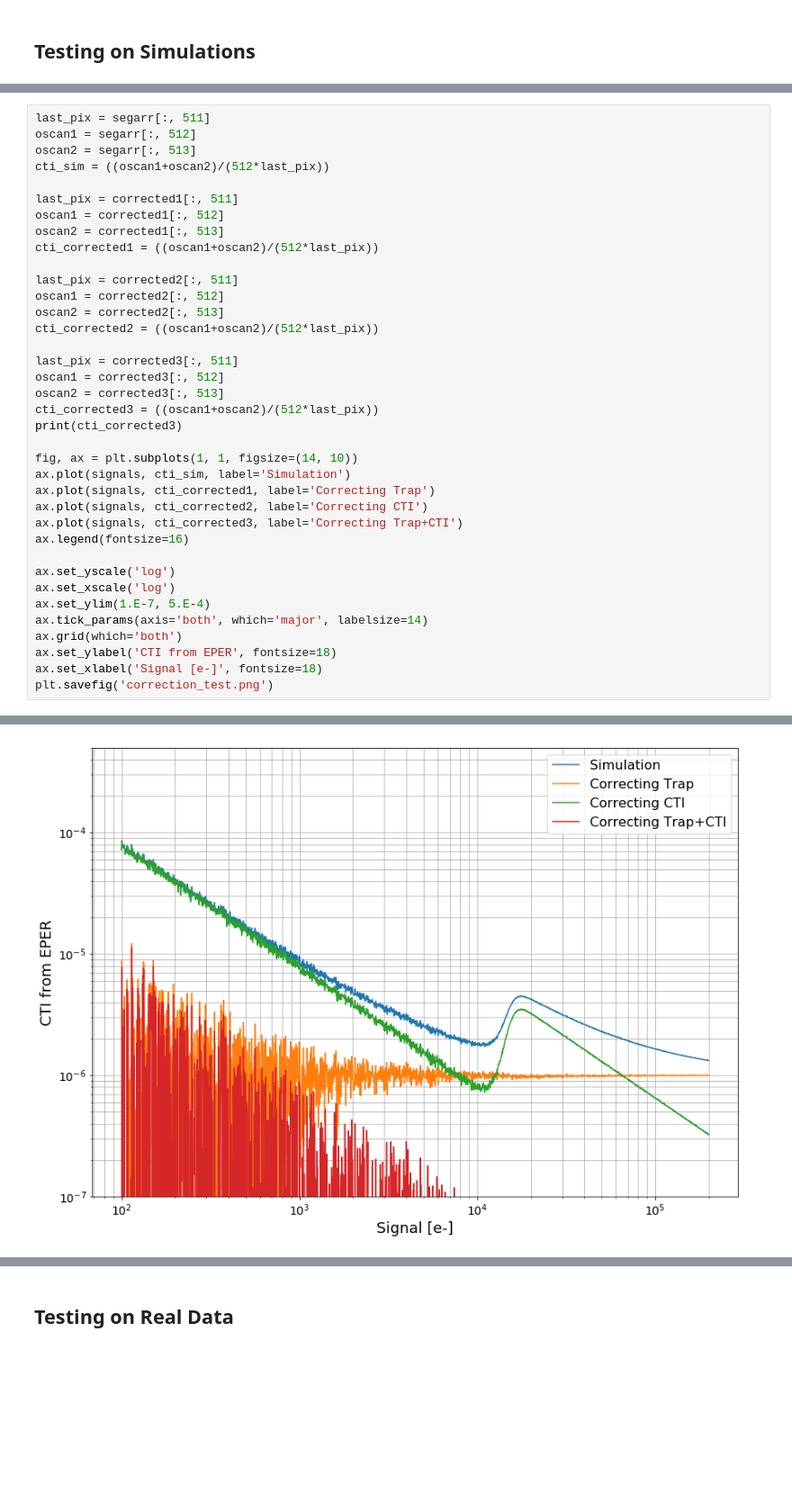
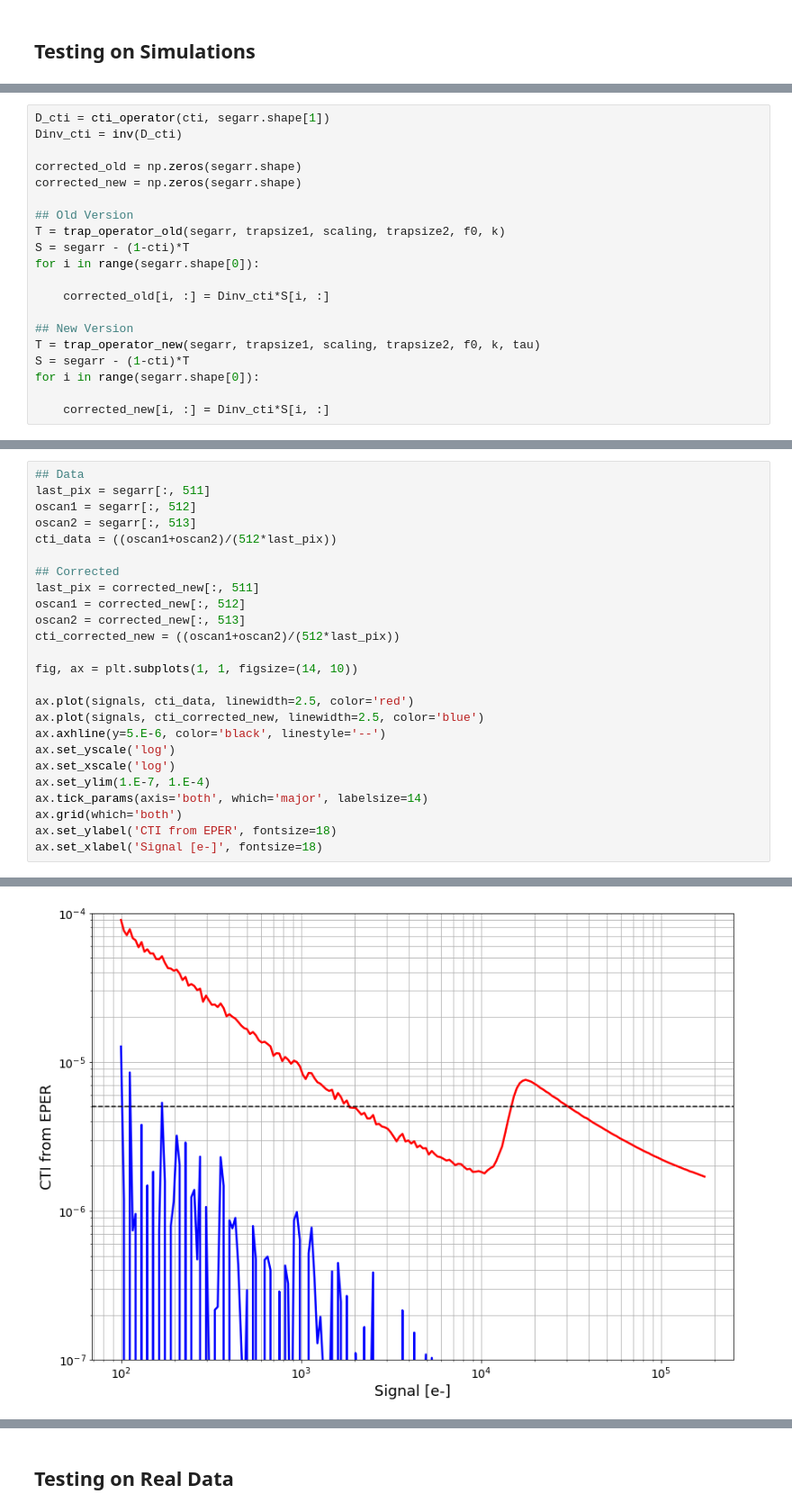
Before and after one commit to Snyder005/ctisim, a Jupyter notebook: notebooks/OverscanCorrection.ipynb, the cells around one changed output, grey strips where cells are left out. Shown: that part at 90% size. Drawn from its saved outputs; the diff is of its cells as text; blank space fills up the shorter version.

```diff
--- a/notebooks/OverscanCorrection.ipynb
+++ b/notebooks/OverscanCorrection.ipynb
@@ -52,0 +92,20 @@ for i in range(ny):
+# %%
+D_cti = cti_operator(cti, segarr.shape[1])
+Dinv_cti = inv(D_cti)
+
+corrected_old = np.zeros(segarr.shape)
+corrected_new = np.zeros(segarr.shape)
+
+## Old Version
+T = trap_operator_old(segarr, trapsize1, scaling, trapsize2, f0, k)
+S = segarr - (1-cti)*T
+for i in range(segarr.shape[0]):
+
+    corrected_old[i, :] = Dinv_cti*S[i, :]
+
+## New Version
+T = trap_operator_new(segarr, trapsize1, scaling, trapsize2, f0, k, tau)
+S = segarr - (1-cti)*T
+for i in range(segarr.shape[0]):
+
+    corrected_new[i, :] = Dinv_cti*S[i, :]
@@ -53,38 +170,26 @@ for i in range(ny):
 # %%
+## Data
 last_pix = segarr[:, 511]
 oscan1 = segarr[:, 512]
 oscan2 = segarr[:, 513]
-cti_sim = ((oscan1+oscan2)/(512*last_pix))
+cti_data = ((oscan1+oscan2)/(512*last_pix))
 
-last_pix = corrected1[:, 511]
-oscan1 = corrected1[:, 512]
-oscan2 = corrected1[:, 513]
-cti_corrected1 = ((oscan1+oscan2)/(512*last_pix))
-
-last_pix = corrected2[:, 511]
-oscan1 = corrected2[:, 512]
-oscan2 = corrected2[:, 513]
-cti_corrected2 = ((oscan1+oscan2)/(512*last_pix))
-
-last_pix = corrected3[:, 511]
-oscan1 = corrected3[:, 512]
-oscan2 = corrected3[:, 513]
-cti_corrected3 = ((oscan1+oscan2)/(512*last_pix))
-print(cti_corrected3)
+## Corrected
+last_pix = corrected_new[:, 511]
+oscan1 = corrected_new[:, 512]
+oscan2 = corrected_new[:, 513]
+cti_corrected_new = ((oscan1+oscan2)/(512*last_pix))
 
 fig, ax = plt.subplots(1, 1, figsize=(14, 10))
-ax.plot(signals, cti_sim, label='Simulation')
-ax.plot(signals, cti_corrected1, label='Correcting Trap')
-ax.plot(signals, cti_corrected2, label='Correcting CTI')
-ax.plot(signals, cti_corrected3, label='Correcting Trap+CTI')
-ax.legend(fontsize=16)
 
+ax.plot(signals, cti_data, linewidth=2.5, color='red')
+ax.plot(signals, cti_corrected_new, linewidth=2.5, color='blue')
+ax.axhline(y=5.E-6, color='black', linestyle='--')
 ax.set_yscale('log')
 ax.set_xscale('log')
-ax.set_ylim(1.E-7, 5.E-4)
+ax.set_ylim(1.E-7, 1.E-4)
 ax.tick_params(axis='both', which='major', labelsize=14)
 ax.grid(which='both')
 ax.set_ylabel('CTI from EPER', fontsize=18)
 ax.set_xlabel('Signal [e-]', fontsize=18)
-plt.savefig('correction_test.png')
 # %% [output]
@@ -93 +197 @@ plt.savefig('correction_test.png')
-[figure, old version]
+[figure, new version]
```
Also changed, not shown: parts of 10 cells of this notebook, 20 other files.
